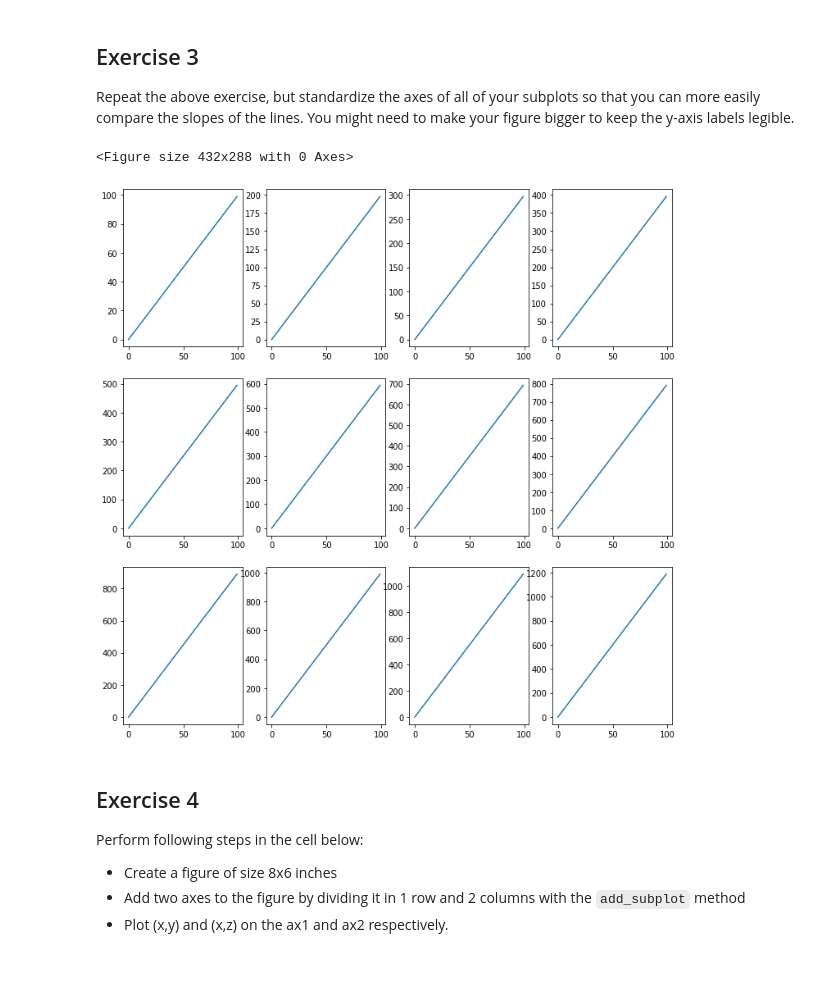
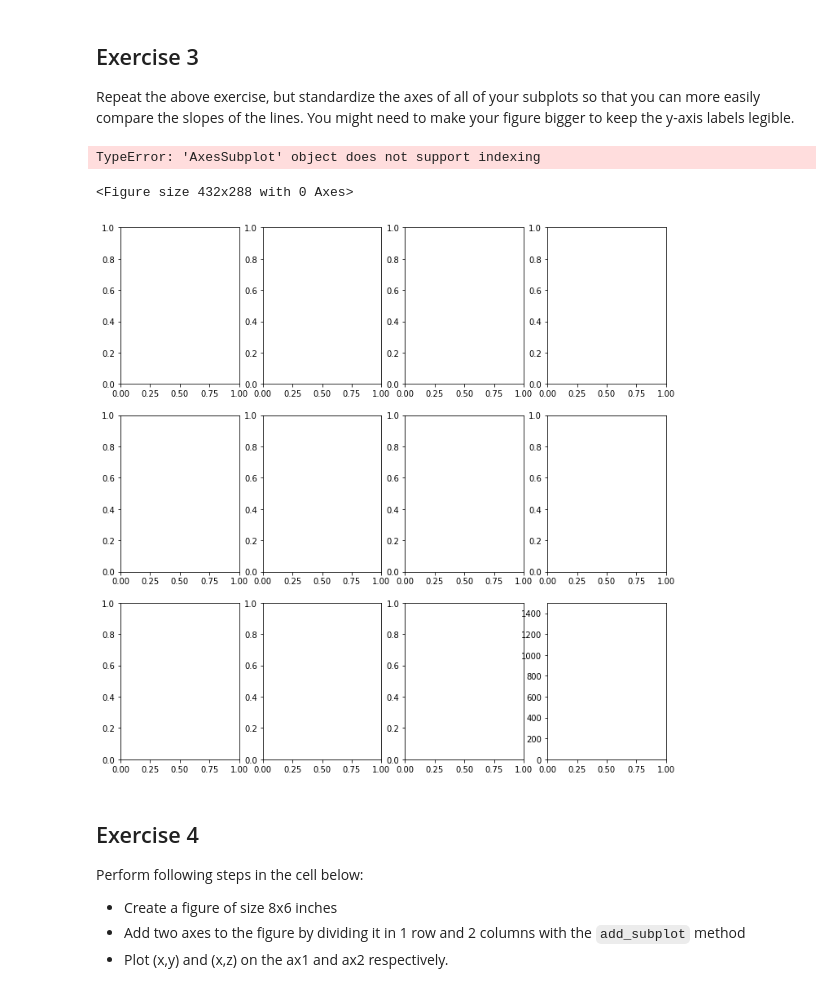
Before and after one commit to JohnTheTripper/dsc-more-practice-with-matplotlib-lab-nyc-ds-021720, a Jupyter notebook: index.ipynb, the cells around one changed output. Drawn from its saved outputs; the diff is of its cells as text; code cells hidden in the pictures.

```diff
--- a/index.ipynb
+++ b/index.ipynb
@@ -108,17 +108,22 @@ Repeat the above exercise, but standardize the axes of all of your subplots so t
 # %%
 my_figure3 = plt.figure()
 
 fig, axes = plt.subplots(nrows=3, ncols=4, figsize=(12,12))
+
+axes = plt.gca()
+    #axes.set_xlim([xmin,xmax])
+axes.set_ylim([0,1500])
 
 for n in range(1,13):
     row = (n - 1) // 4
     col = (n - 1) % 4
     ax = axes[row][col]
     y = [xi*n for xi in x]
     ax.plot(x,y)
 # %% [output]
-<Figure size 432x288 with 0 Axes>
+TypeError: 'AxesSubplot' object does not support indexing
+<Figure size 432x288 with 0 Axes>
-[figure, old version]
+[figure, new version]
 # %% [markdown]
 ## Exercise 4
 
```
